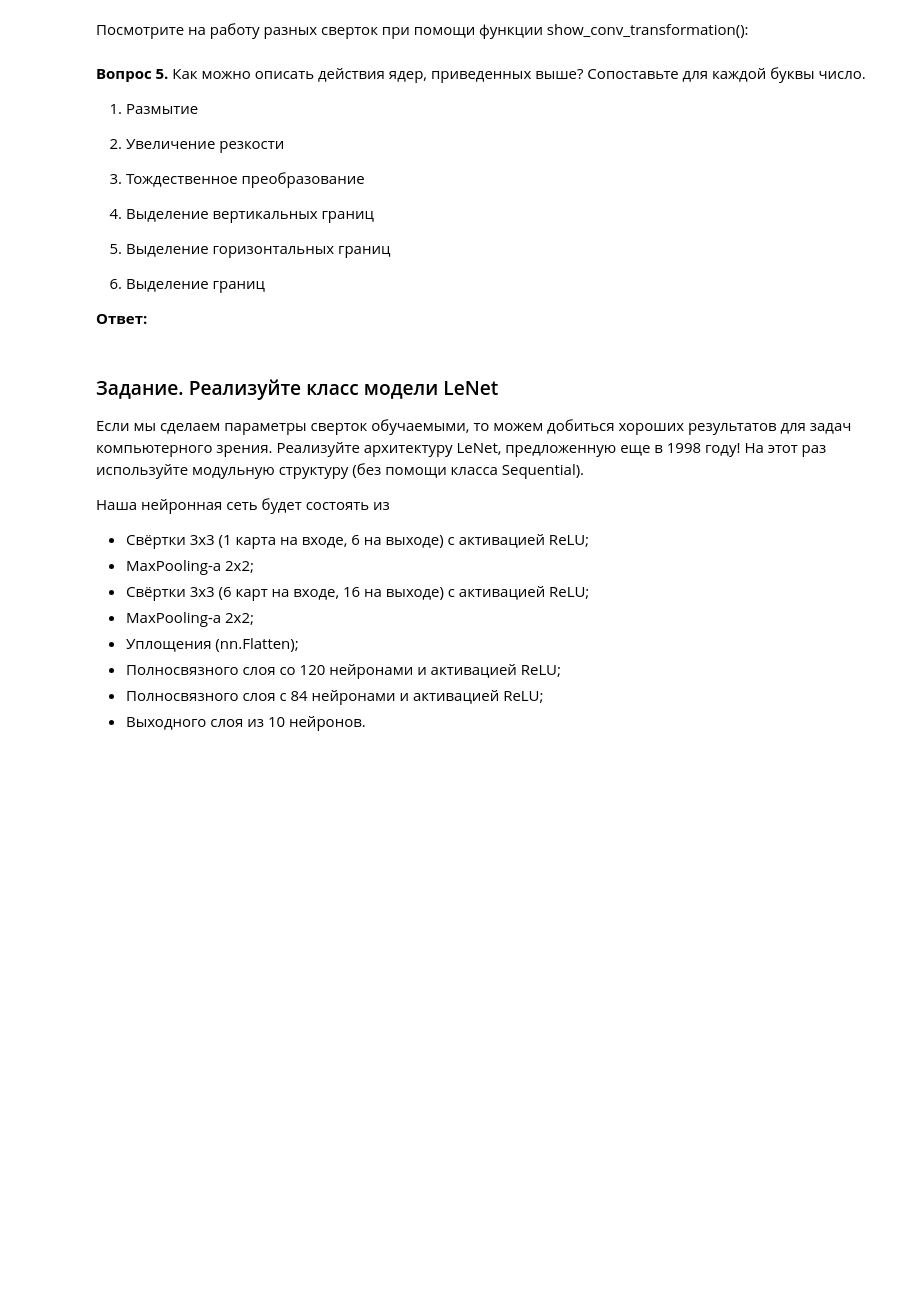
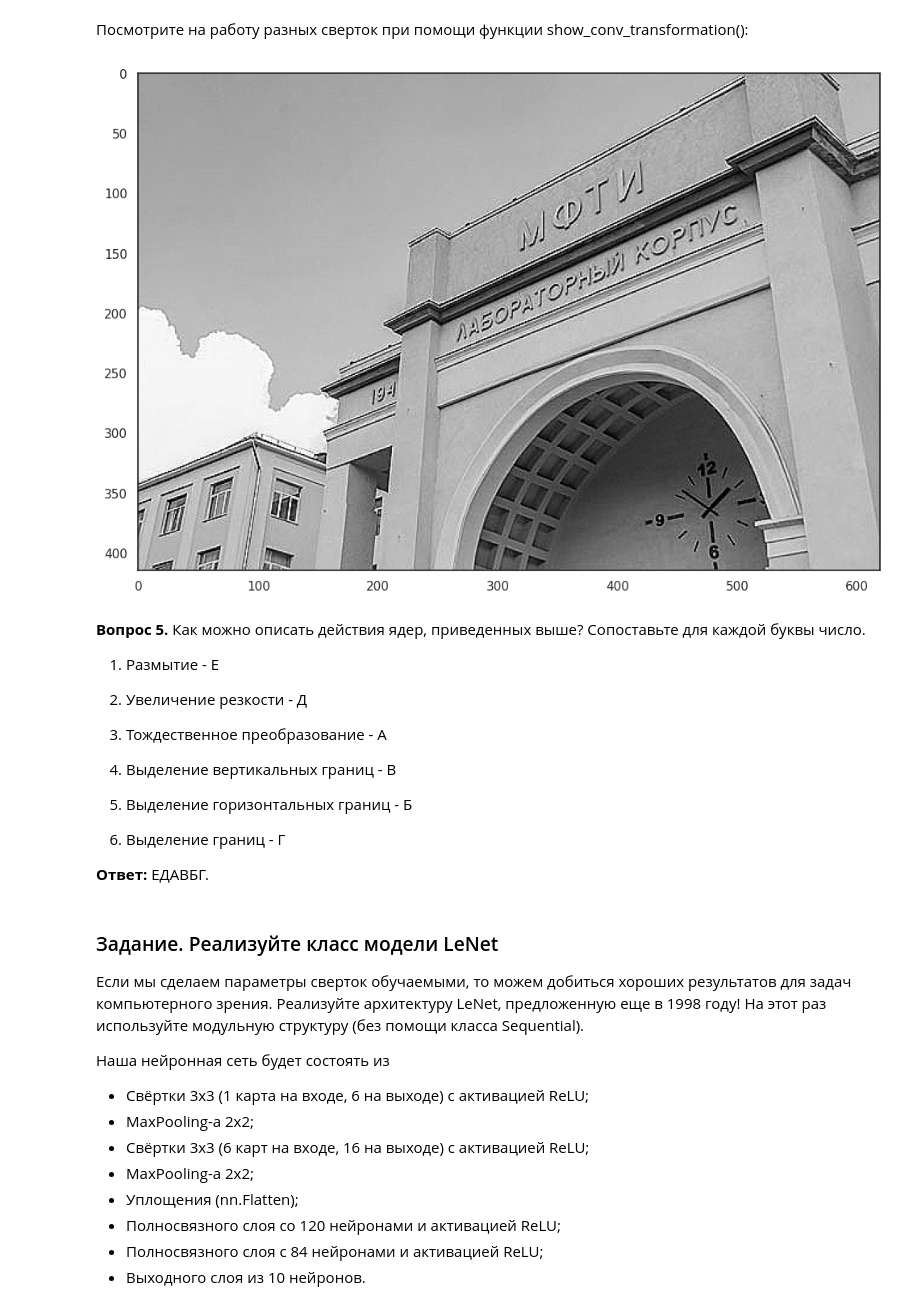
Before and after one commit to winpeperk/dls, a Jupyter notebook: week_05_convolutional_nets/Homework/hw_4_conv_cnn.ipynb, the cells around one changed output. Drawn from its saved outputs; the diff is of its cells as text; code cells hidden in the pictures; blank space fills up the shorter version.

```diff
--- a/week_05_convolutional_nets/Homework/hw_4_conv_cnn.ipynb
+++ b/week_05_convolutional_nets/Homework/hw_4_conv_cnn.ipynb
@@ -1038,23 +989,25 @@ def show_conv_transformation(image, convolution):
 # %% [markdown]
 Посмотрите на работу разных сверток при помощи функции show_conv_transformation():
 # %%
-show_conv_transformation(image = RGB_img, convolution = conv_1)
+show_conv_transformation(image = RGB_img, convolution = conv_5)
+# %% [output]
+[figure, added]
 # %% [markdown]
 **Вопрос 5.** Как можно описать действия ядер, приведенных выше? Сопоставьте для каждой буквы число.
 
-1) Размытие
+1) Размытие - E
 
-2) Увеличение резкости
+2) Увеличение резкости - Д
 
-3) Тождественное преобразование
+3) Тождественное преобразование - А
 
-4) Выделение вертикальных границ
+4) Выделение вертикальных границ - В
 
-5) Выделение горизонтальных границ
+5) Выделение горизонтальных границ - Б
 
-6) Выделение границ
+6) Выделение границ - Г
 
-**Ответ:**
+**Ответ:** ЕДАВБГ.
 # %% [markdown]
 ### Задание. Реализуйте класс модели LeNet
 
```
Also changed, not shown: parts of 16 cells of this notebook.
